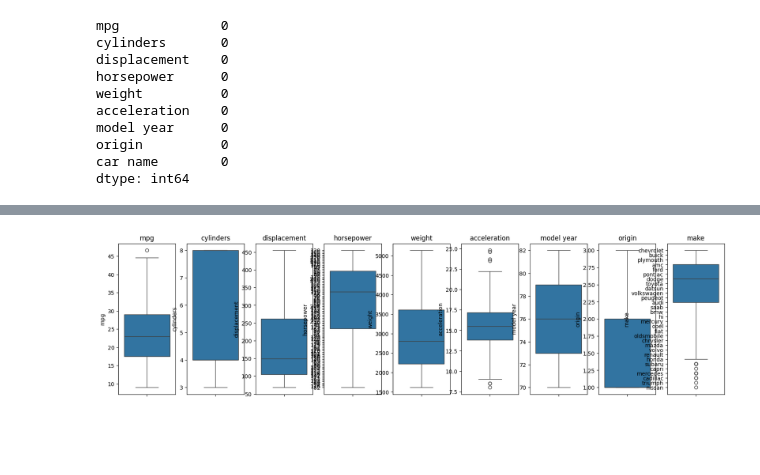
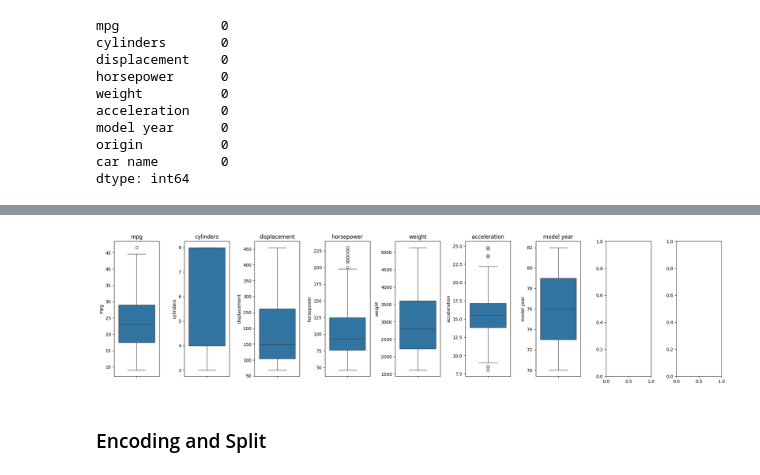
Before and after one commit to anirudhsardiwal/Mileage-Prediction-App, a Jupyter notebook: mileage_prediction.ipynb, the cells around one changed output, grey strips where cells are left out. Cells and saved outputs as stored; diff of their text form; code cells hidden in the pictures; blank space fills up the shorter version.

```diff
--- a/mileage_prediction.ipynb
+++ b/mileage_prediction.ipynb
@@ -48,6 +48,12 @@ Data columns (total 9 columns):
  8   car name      398 non-null    object
 dtypes: float64(3), int64(4), object(2)
 memory usage: 28.1+ KB
+# %%
+df['horsepower'] = df['horsepower'].replace('?', np.nan)
+# %%
+df['horsepower'] = df['horsepower'].fillna(df['horsepower'].median())
+# %%
+df['horsepower'] = df['horsepower'].astype('float')
 # %%
 df['make'] = df['car name'].apply(lambda x: x.split()[0])
 # %%
@@ -84,9 +81,15 @@ df.head()
 # %%
 df = df.drop('car name', axis=1)
+# %%
+df['origin'] = df['origin'].replace({1: 'america', 2: 'europe', 3: 'asia'})
 # %%
 fig, axes = plt.subplots(1, len(df.columns), figsize=(20, 5))
 for i, col in enumerate(df.columns):
-    sns.boxplot(y=col, data=df, ax=axes[i])
-    axes[i].set_title(col)
+    if df[col].dtype != 'object':
+        sns.boxplot(y=col, data=df, ax=axes[i])
+        axes[i].set_title(col)
+plt.tight_layout()
 # %% [output]
-[figure, old version]
+[figure, new version]
+# %% [markdown]
+### Encoding and Split
```
Also changed, not shown: parts of 21 cells of this notebook, 1 other file.
